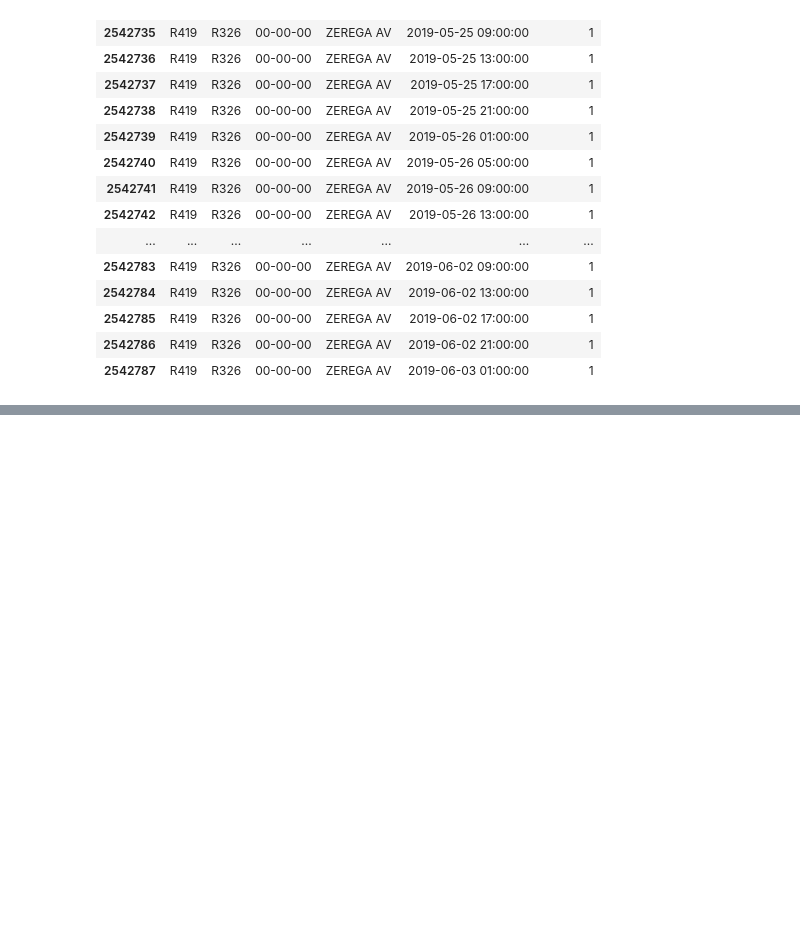
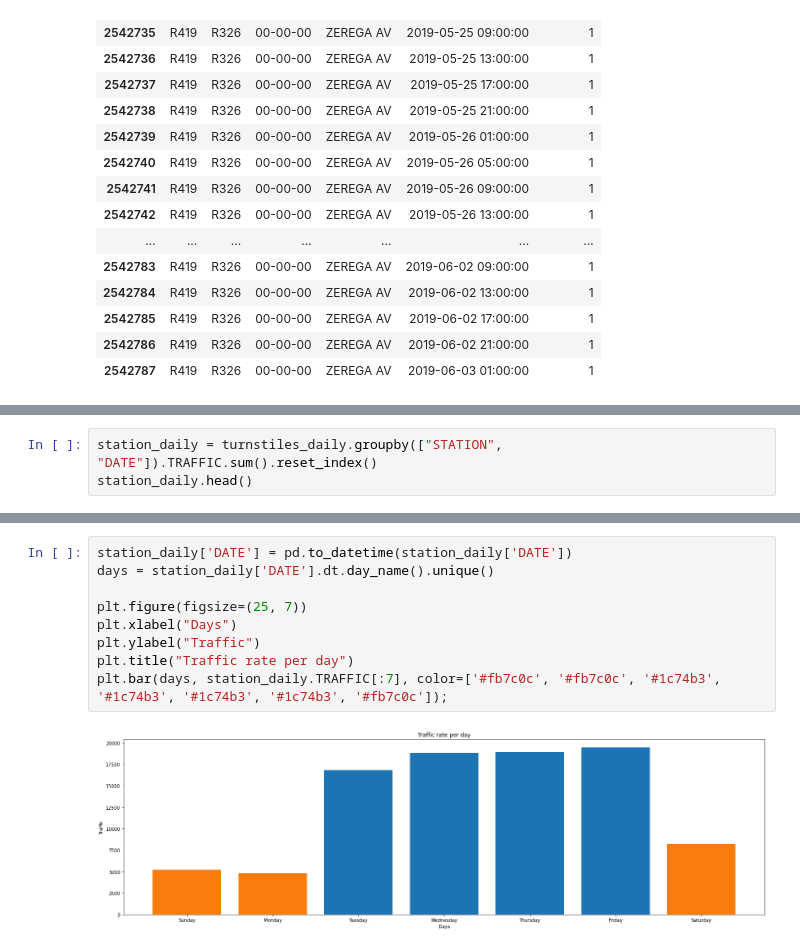
Before and after one commit to NadAAaHH/EDA_Project, a Jupyter notebook: MTA_Turnstile_data_MVP.ipynb, the cells around one changed output, grey strips where cells are left out. Drawn from its saved outputs; the diff is of its cells as text; blank space fills up the shorter version.

```diff
--- a/MTA_Turnstile_data_MVP.ipynb
+++ b/MTA_Turnstile_data_MVP.ipynb
@@ -138,0 +282,3 @@ turnstiles_df.drop_duplicates(subset=["C/A", "UNIT", "SCP", "STATION", "DATE_TIM
+# %%
+station_daily = turnstiles_daily.groupby(["STATION", "DATE"]).TRAFFIC.sum().reset_index()
+station_daily.head()
@@ -138,0 +292,11 @@ turnstiles_df.drop_duplicates(subset=["C/A", "UNIT", "SCP", "STATION", "DATE_TIM
+# %%
+station_daily['DATE'] = pd.to_datetime(station_daily['DATE'])
+days = station_daily['DATE'].dt.day_name().unique()
+
+plt.figure(figsize=(25, 7))
+plt.xlabel("Days")
+plt.ylabel("Traffic")
+plt.title("Traffic rate per day")
+plt.bar(days, station_daily.TRAFFIC[:7], color=['#fb7c0c', '#fb7c0c', '#1c74b3', '#1c74b3', '#1c74b3', '#1c74b3', '#fb7c0c']);
+# %% [output]
+[figure, added]
```
Also changed, not shown: parts of 30 cells of this notebook.
